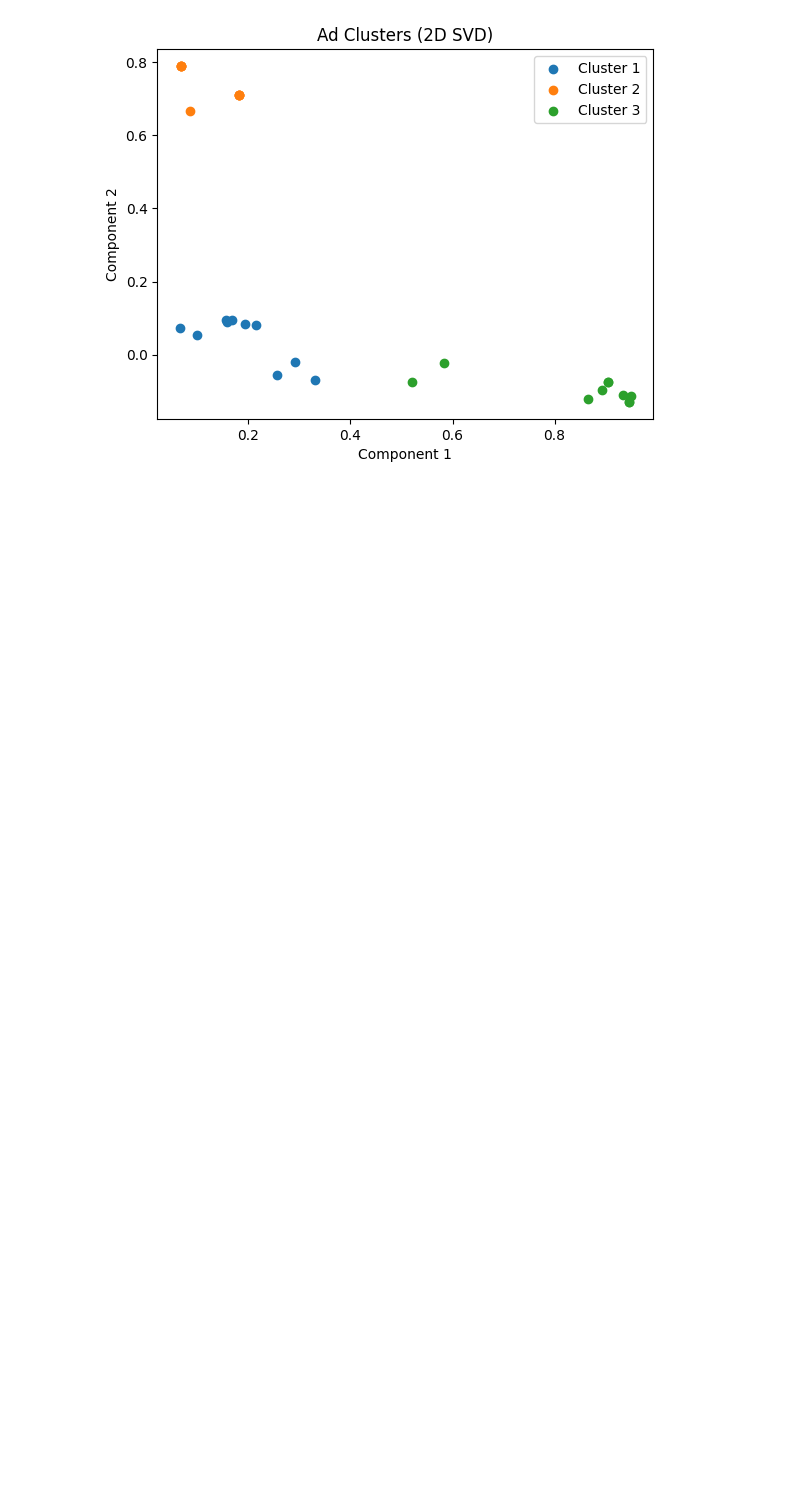
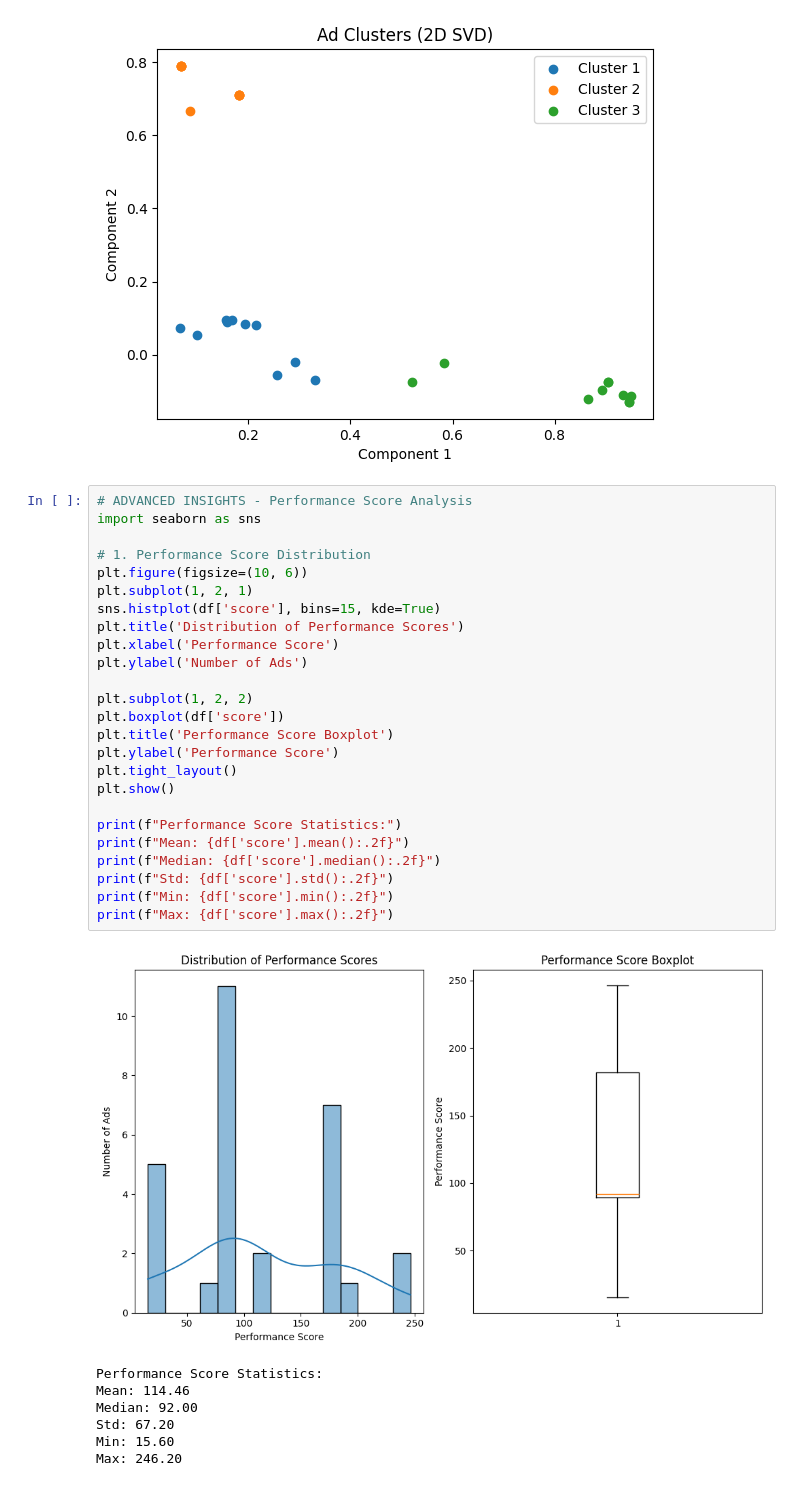
Before and after one commit to MohtashamMurshid/ventamin, a Jupyter notebook: analyse.ipynb, the cells around one changed output. Drawn from its saved outputs; the diff is of its cells as text; blank space fills up the shorter version.

```diff
--- a/analyse.ipynb
+++ b/analyse.ipynb
@@ -64,3 +64,36 @@ plt.show()
 [figure]
 [figure]
 [figure]
+# %%
+# ADVANCED INSIGHTS - Performance Score Analysis
+import seaborn as sns
+
+# 1. Performance Score Distribution
+plt.figure(figsize=(10, 6))
+plt.subplot(1, 2, 1)
+sns.histplot(df['score'], bins=15, kde=True)
+plt.title('Distribution of Performance Scores')
+plt.xlabel('Performance Score')
+plt.ylabel('Number of Ads')
+
+plt.subplot(1, 2, 2)
+plt.boxplot(df['score'])
+plt.title('Performance Score Boxplot')
+plt.ylabel('Performance Score')
+plt.tight_layout()
+plt.show()
+
+print(f"Performance Score Statistics:")
+print(f"Mean: {df['score'].mean():.2f}")
+print(f"Median: {df['score'].median():.2f}")
+print(f"Std: {df['score'].std():.2f}")
+print(f"Min: {df['score'].min():.2f}")
+print(f"Max: {df['score'].max():.2f}")
+# %% [output]
+[figure, added]
+Performance Score Statistics:
+Mean: 114.46
+Median: 92.00
+Std: 67.20
+Min: 15.60
+Max: 246.20
```
Also changed, not shown: parts of 7 cells of this notebook.
